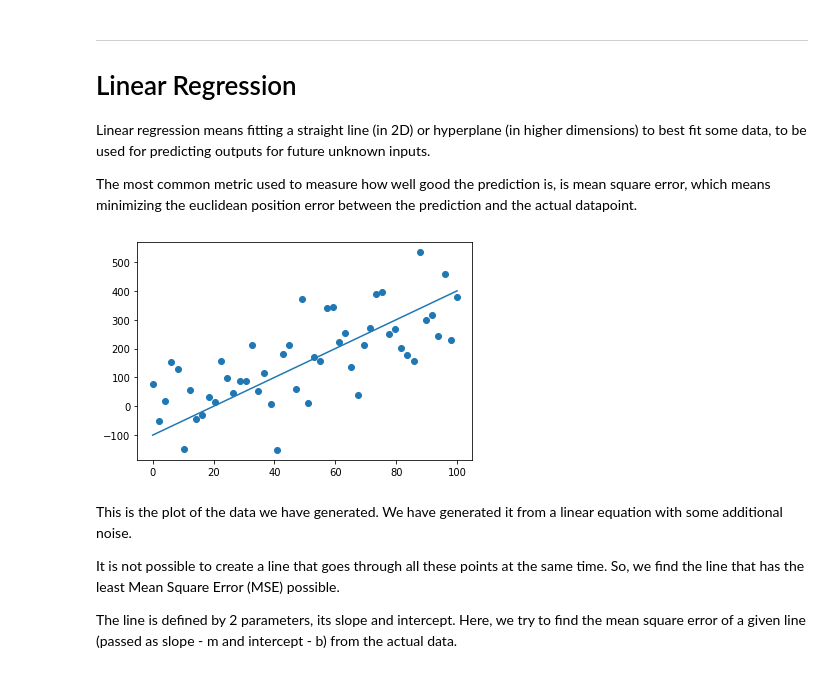
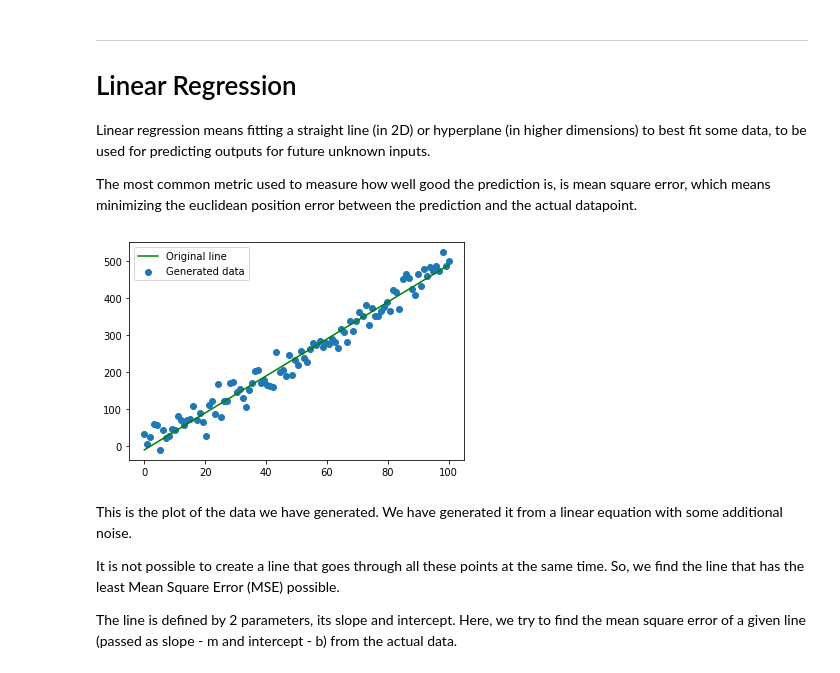
Before and after one commit to Ashwin-Rajesh/PyTorch_IEEE_2021, a Jupyter notebook: 1_LinearRegression.ipynb, the cells around one changed output. Cells and saved outputs as stored; diff of their text form; code cells hidden in the pictures.

```diff
--- a/1_LinearRegression.ipynb
+++ b/1_LinearRegression.ipynb
@@ -66,12 +69,12 @@ The most common metric used to measure how well good the prediction is, is mean
 # Generate input and output
 start = 0                           # Start, End and no of input samples
 end   = 100
-size  = 50
+size  = 100
 
-var   = 0.2
+var   = 0.05
 
 m = 5                               # Slope of actual line
-b = -100                            # Intercept of actual line
+b = -10                             # Intercept of actual line
 
 np.random.seed(0)                   # Seed to get same value for testing (Comment later)
 x = np.linspace(start, end, size)   # Generate inputs
@@ -80,12 +83,13 @@ x = np.linspace(start, end, size)   # Generate inputs
 y = m * (x + (end-start) * var * np.random.randn(size)) + b
 # %%
 # Plot points using the scatter function
-plt.scatter(x, y)
+plt.scatter(x, y, label="Generated data")
 # Plot a line using plot function
-plt.plot(x, m*x + b)
+plt.plot(x, m*x + b, 'g', label="Original line")
+plt.legend()
 plt.show()
 # %% [output]
-[figure, old version]
+[figure, new version]
 # %% [markdown]
 This is the plot of the data we have generated. We have generated it from a linear equation with some additional noise.
 
```
Also changed, not shown: parts of 8 cells of this notebook.
